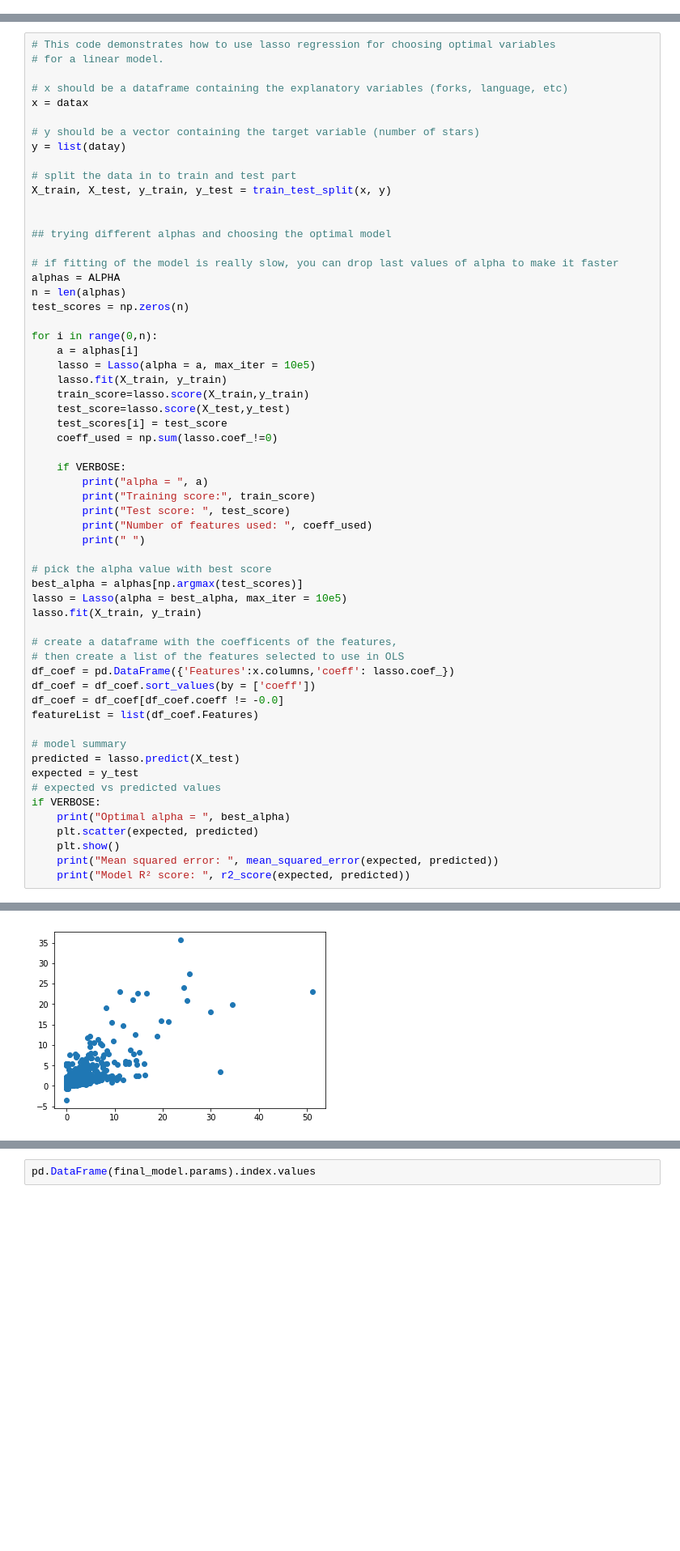
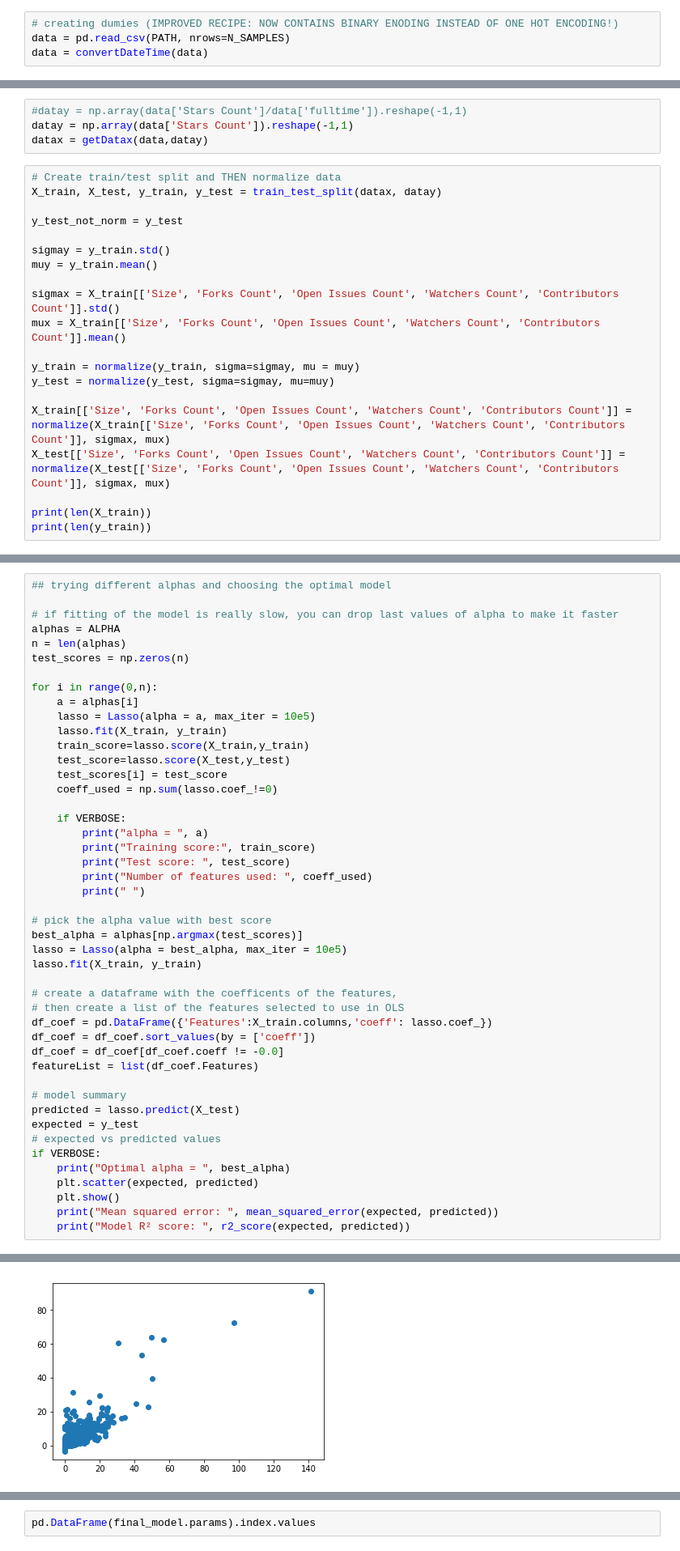
Before and after one commit to datascienceproject2019-codescoop/codescoop-models, a Jupyter notebook: srcModels/RegressionLibrariesIOdata.ipynb, the cells around one changed output, grey strips where cells are left out. Shown at 81% size. Cells and saved outputs as stored; diff of their text form; blank space fills up the shorter version.

Commit message:
improved Regression

```diff
--- a/srcModels/RegressionLibrariesIOdata.ipynb
+++ b/srcModels/RegressionLibrariesIOdata.ipynb
@@ -102,0 +82,4 @@ data.head()
+# %%
+# creating dumies (IMPROVED RECIPE: NOW CONTAINS BINARY ENODING INSTEAD OF ONE HOT ENCODING!)
+data = pd.read_csv(PATH, nrows=N_SAMPLES)
+data = convertDateTime(data)
@@ -102,0 +93,24 @@ data.head()
+# %%
+#datay = np.array(data['Stars Count']/data['fulltime']).reshape(-1,1)
+datay = np.array(data['Stars Count']).reshape(-1,1)
+datax = getDatax(data,datay)
+# %%
+# Create train/test split and THEN normalize data
+X_train, X_test, y_train, y_test = train_test_split(datax, datay)
+
+y_test_not_norm = y_test
+
+sigmay = y_train.std()
+muy = y_train.mean()
+
+sigmax = X_train[['Size', 'Forks Count', 'Open Issues Count', 'Watchers Count', 'Contributors Count']].std()
+mux = X_train[['Size', 'Forks Count', 'Open Issues Count', 'Watchers Count', 'Contributors Count']].mean()
+
+y_train = normalize(y_train, sigma=sigmay, mu = muy)
+y_test = normalize(y_test, sigma=sigmay, mu=muy)
+
+X_train[['Size', 'Forks Count', 'Open Issues Count', 'Watchers Count', 'Contributors Count']] = normalize(X_train[['Size', 'Forks Count', 'Open Issues Count', 'Watchers Count', 'Contributors Count']], sigmax, mux)
+X_test[['Size', 'Forks Count', 'Open Issues Count', 'Watchers Count', 'Contributors Count']] = normalize(X_test[['Size', 'Forks Count', 'Open Issues Count', 'Watchers Count', 'Contributors Count']], sigmax, mux)
+
+print(len(X_train))
+print(len(y_train))
@@ -103,17 +125,4 @@ data.head()
 # %%
-# This code demonstrates how to use lasso regression for choosing optimal variables
-# for a linear model.
-
-# x should be a dataframe containing the explanatory variables (forks, language, etc)
-x = datax
-
-# y should be a vector containing the target variable (number of stars)
-y = list(datay)
-
-# split the data in to train and test part
-X_train, X_test, y_train, y_test = train_test_split(x, y)
-
-
 ## trying different alphas and choosing the optimal model
 
 # if fitting of the model is really slow, you can drop last values of alpha to make it faster
@@ -144,7 +153,7 @@ lasso.fit(X_train, y_train)
 
 # create a dataframe with the coefficents of the features,
 # then create a list of the features selected to use in OLS
-df_coef = pd.DataFrame({'Features':x.columns,'coeff': lasso.coef_})
+df_coef = pd.DataFrame({'Features':X_train.columns,'coeff': lasso.coef_})
 df_coef = df_coef.sort_values(by = ['coeff'])
 df_coef = df_coef[df_coef.coeff != -0.0]
 featureList = list(df_coef.Features)
@@ -177,4 +186,4 @@ Test score:  0.6218735553621983
 Number of features used:  4
 
 Optimal alpha =  0.0001
-[figure, old version]
+[figure, new version]
```
Also changed, not shown: parts of 12 cells of this notebook.
